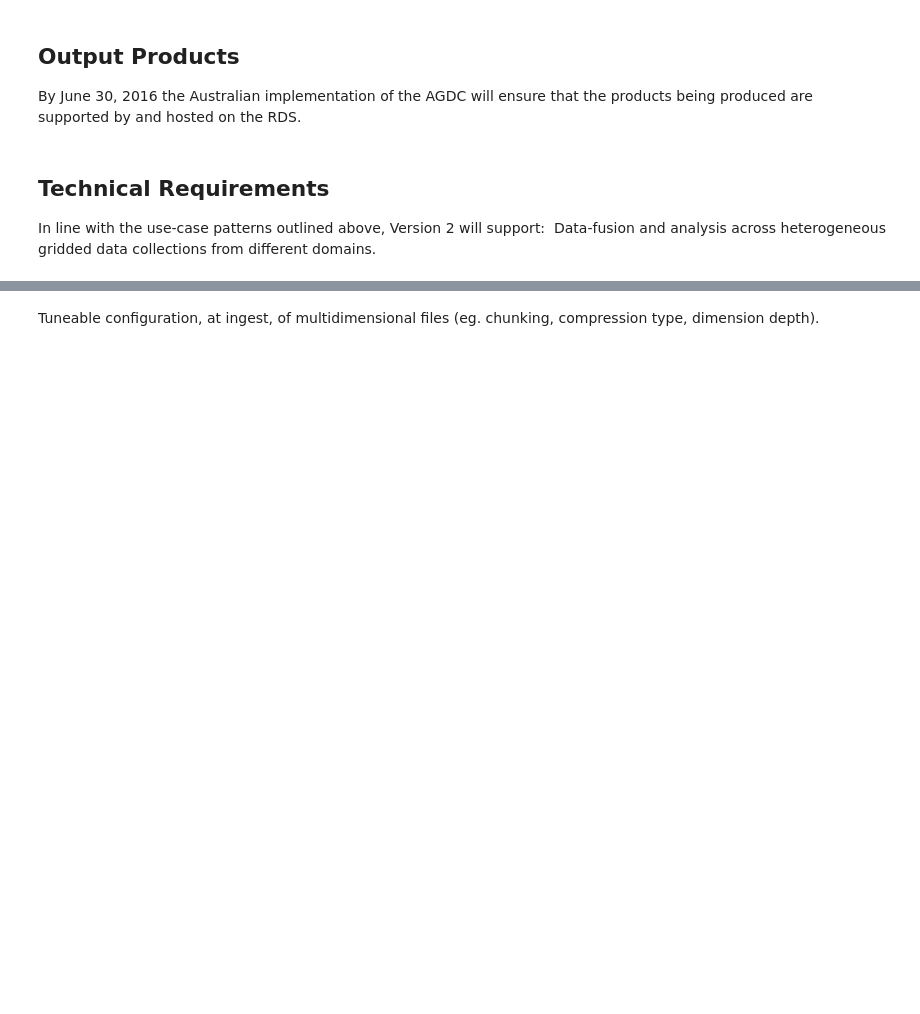
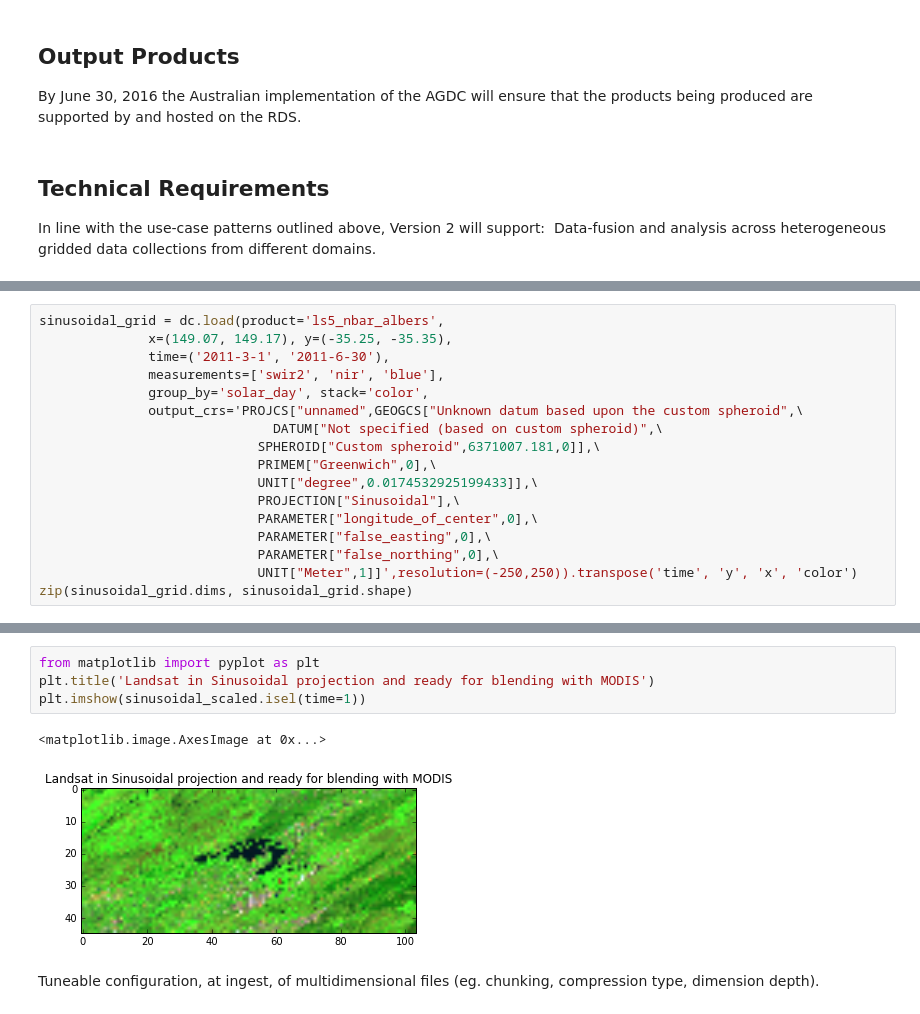
Before and after one commit to GeoscienceAustralia/dea-validation, a Jupyter notebook: requirements_met.ipynb, the cells around one changed output, grey strips where cells are left out. Cells and saved outputs as stored; diff of their text form; blank space fills up the shorter version.

```diff
--- a/requirements_met.ipynb
+++ b/requirements_met.ipynb
@@ -197,0 +210,17 @@ sinusoidal.plot()
+# %%
+sinusoidal_grid = dc.load(product='ls5_nbar_albers',
+              x=(149.07, 149.17), y=(-35.25, -35.35),
+              time=('2011-3-1', '2011-6-30'),
+              measurements=['swir2', 'nir', 'blue'],
+              group_by='solar_day', stack='color',
+              output_crs='PROJCS["unnamed",GEOGCS["Unknown datum based upon the custom spheroid",\
+                              DATUM["Not specified (based on custom spheroid)",\
+                            SPHEROID["Custom spheroid",6371007.181,0]],\
+                            PRIMEM["Greenwich",0],\
+                            UNIT["degree",0.0174532925199433]],\
+                            PROJECTION["Sinusoidal"],\
+                            PARAMETER["longitude_of_center",0],\
+                            PARAMETER["false_easting",0],\
+                            PARAMETER["false_northing",0],\
+                            UNIT["Meter",1]]',resolution=(-250,250)).transpose('time', 'y', 'x', 'color')
+zip(sinusoidal_grid.dims, sinusoidal_grid.shape)
@@ -198,3 +246,10 @@ sinusoidal.plot()
+# %%
+from matplotlib import pyplot as plt
+plt.title('Landsat in Sinusoidal projection and ready for blending with MODIS')
+plt.imshow(sinusoidal_scaled.isel(time=1))
+# %% [output]
+<matplotlib.image.AxesImage at 0x...>
+[figure, added]
 # %% [markdown]
 Tuneable configuration, at ingest, of multidimensional files (eg. chunking, compression type,
 dimension depth).
```
Also changed, not shown: parts of 35 cells of this notebook.
